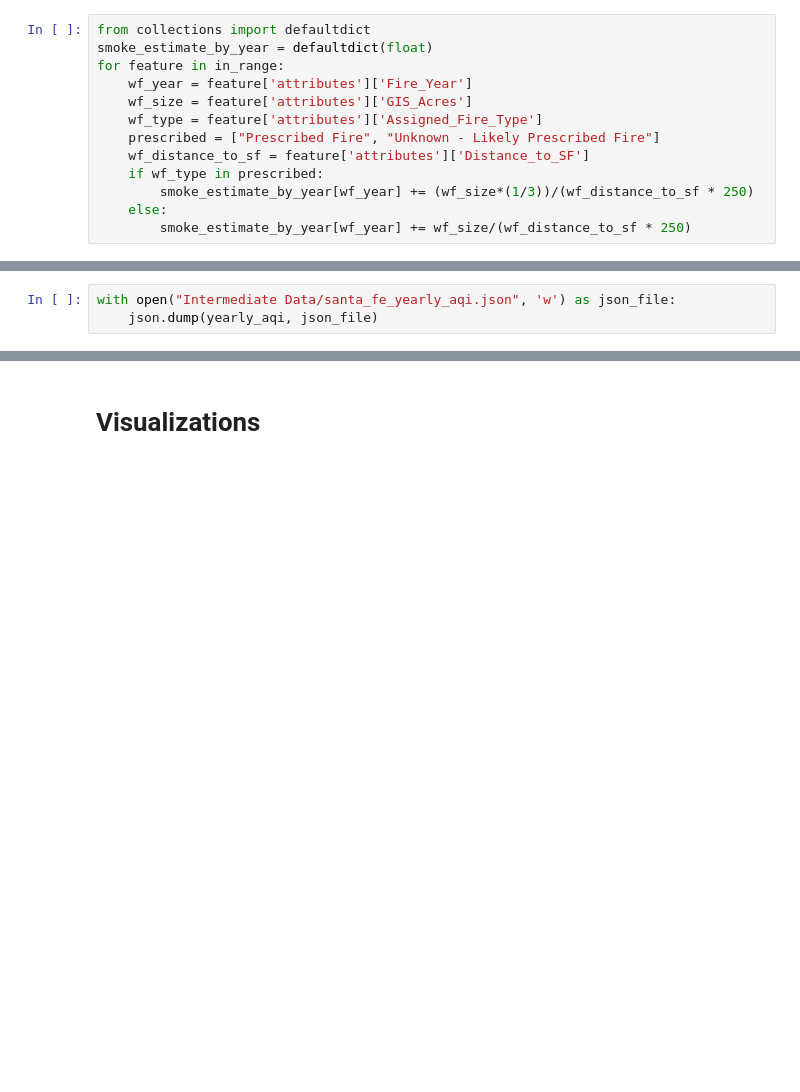
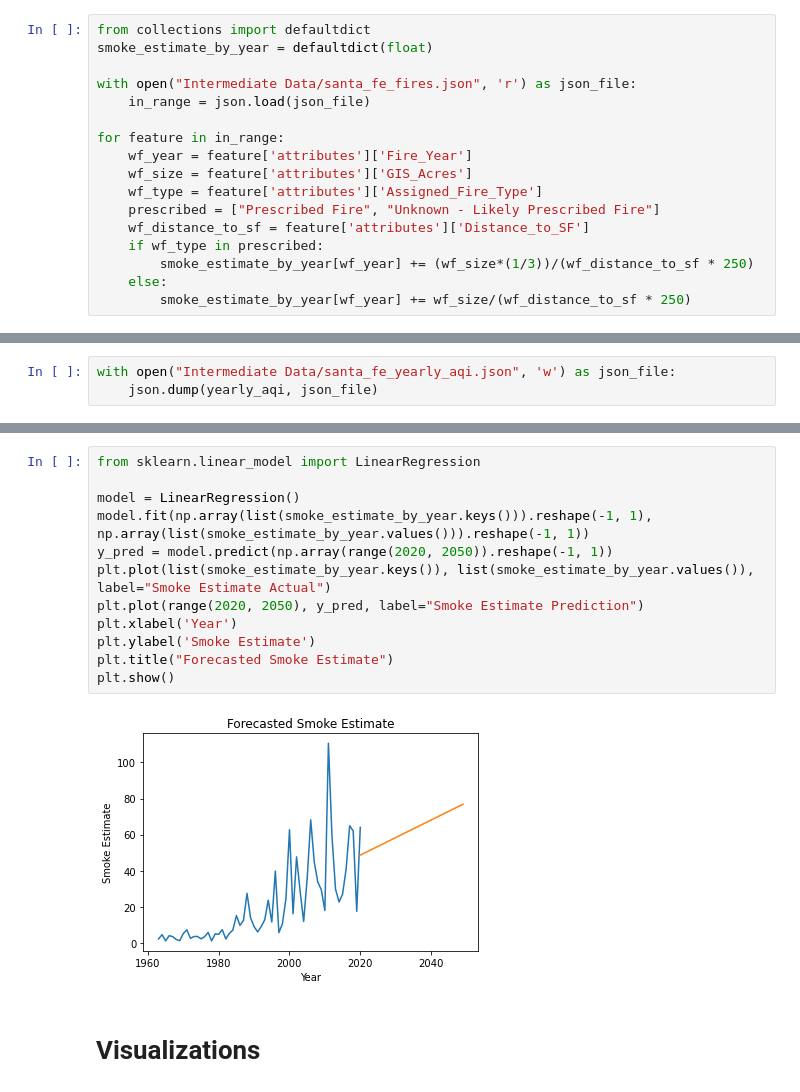
Before and after one commit to jamesjoko/data-512-project, a Jupyter notebook: part_1_common_analysis.ipynb, the cells around one changed output, grey strips where cells are left out. Saved outputs shown, nothing was run; the diff lists cells and outputs as text; blank space fills up the shorter version.

```diff
--- a/part_1_common_analysis.ipynb
+++ b/part_1_common_analysis.ipynb
@@ -431,6 +431,10 @@ To create my smoke estimate, I considered that a large fire that burns a lot of
 # %%
 from collections import defaultdict
 smoke_estimate_by_year = defaultdict(float)
+
+with open("Intermediate Data/santa_fe_fires.json", 'r') as json_file:
+    in_range = json.load(json_file)
+
 for feature in in_range:
     wf_year = feature['attributes']['Fire_Year']
     wf_size = feature['attributes']['GIS_Acres']
@@ -939,3 +944,17 @@ with open("Intermediate Data/santa_fe_yearly_aqi.json", 'w') as json_file:
+# %%
+from sklearn.linear_model import LinearRegression
+
+model = LinearRegression()
+model.fit(np.array(list(smoke_estimate_by_year.keys())).reshape(-1, 1), np.array(list(smoke_estimate_by_year.values())).reshape(-1, 1))
+y_pred = model.predict(np.array(range(2020, 2050)).reshape(-1, 1))
+plt.plot(list(smoke_estimate_by_year.keys()), list(smoke_estimate_by_year.values()), label="Smoke Estimate Actual")
+plt.plot(range(2020, 2050), y_pred, label="Smoke Estimate Prediction")
+plt.xlabel('Year')
+plt.ylabel('Smoke Estimate')
+plt.title("Forecasted Smoke Estimate")
+plt.show()
+# %% [output]
+[figure, added]
 # %% [markdown]
 # Visualizations
 # %%
```
Also changed, not shown: parts of 2 cells of this notebook.
